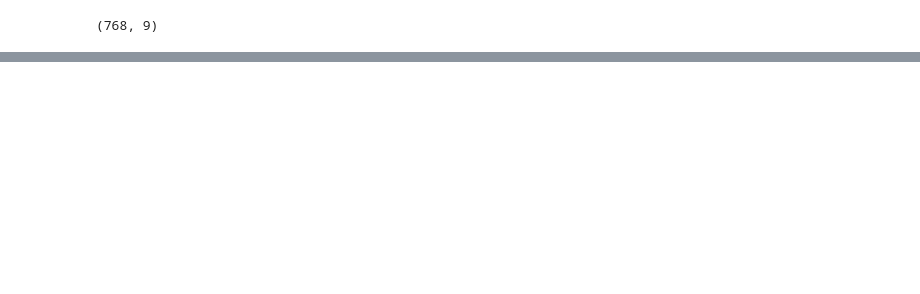
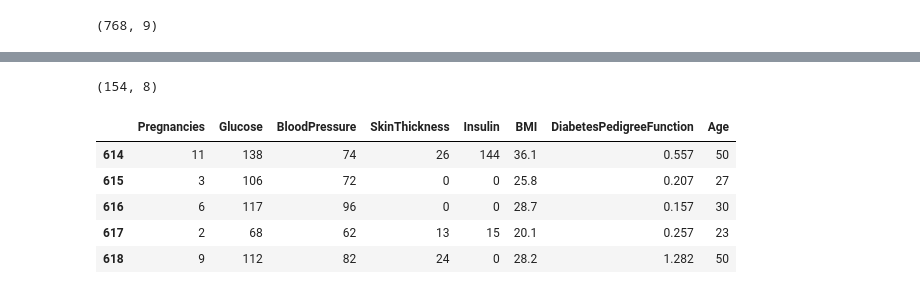
Before and after one commit to shinjangwoon/Kaggle, a Jupyter notebook: kaggle/Pima Indians/Pima Indians.ipynb, the cells around one changed output, grey strips where cells are left out. Cells and saved outputs as stored; diff of their text form; code cells hidden in the pictures; blank space fills up the shorter version.

```diff
--- a/kaggle/Pima Indians/Pima Indians.ipynb
+++ b/kaggle/Pima Indians/Pima Indians.ipynb
@@ -22,0 +79,12 @@ df.head()
+# %%
+X_test = test[feature_names]
+print(X_test.shape)
+X_test.head()
+# %% [output]
+(154, 8)
+|  | Pregnancies | Glucose | BloodPressure | SkinThickness | Insulin | BMI | DiabetesPedigreeFunction | Age |
+| 614 | 11 | 138 | 74 | 26 | 144 | 36.1 | 0.557 | 50 |
+| 615 | 3 | 106 | 72 | 0 | 0 | 25.8 | 0.207 | 27 |
+| 616 | 6 | 117 | 96 | 0 | 0 | 28.7 | 0.157 | 30 |
+| 617 | 2 | 68 | 62 | 13 | 15 | 20.1 | 0.257 | 23 |
+| 618 | 9 | 112 | 82 | 24 | 0 | 28.2 | 1.282 | 50 |
```
Also changed, not shown: parts of 16 cells of this notebook.
